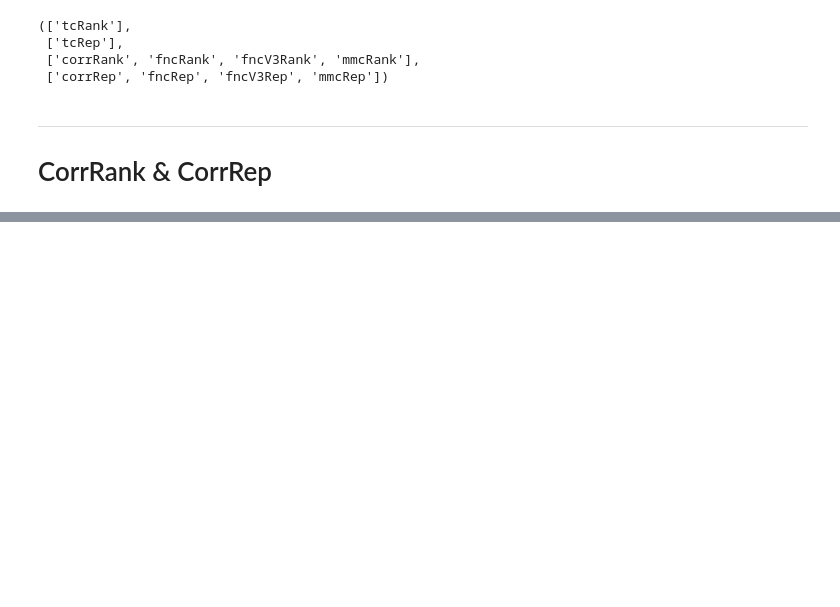
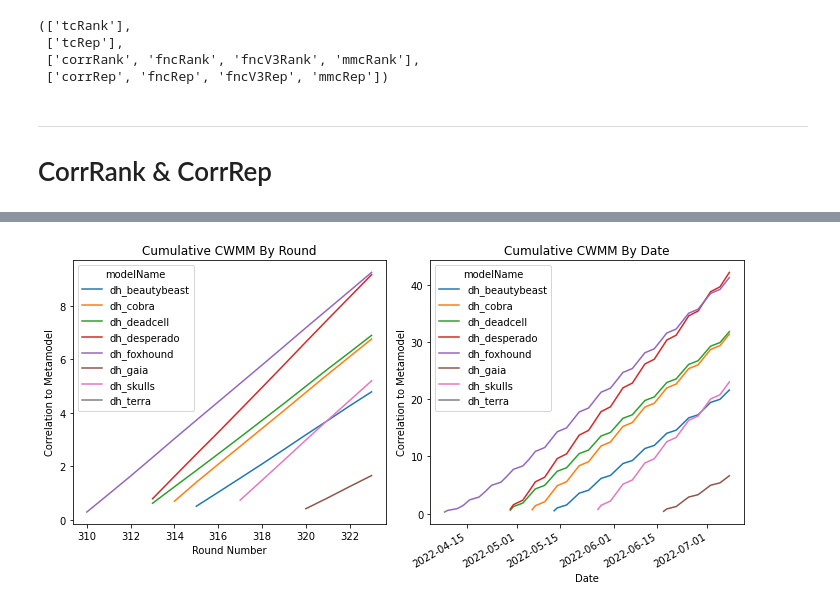
Before and after one commit to hiydavid/numerai-models, a Jupyter notebook: _get_model_rankings.ipynb, the cells around one changed output, grey strips where cells are left out. Drawn from its saved outputs; the diff is of its cells as text; code cells hidden in the pictures; blank space fills up the shorter version.

```diff
--- a/_get_model_rankings.ipynb
+++ b/_get_model_rankings.ipynb
@@ -142,0 +209,20 @@ plt.show()
+# %%
+# get mean cwmm by round
+avg_cwmm_by_era = get_model_performance_aggregated(score="correlationWithMetamodel", by="roundNumber")
+avg_cwmm_by_date = get_model_performance_aggregated(score="correlationWithMetamodel", by="date")
+
+# plot
+fig, axes = plt.subplots(nrows=1, ncols=2, figsize=(10, 5))
+avg_cwmm_by_era.loc[AFTER_ERA:].cumsum().plot(ax=axes[0])
+avg_cwmm_by_date.loc[AFTER_DATE:].cumsum().plot(ax=axes[1])
+axes[0].set_title("Cumulative CWMM By Round")
+axes[0].set_xlabel("Round Number")
+axes[0].set_ylabel("Correlation to Metamodel")
+axes[1].set_title("Cumulative CWMM By Date")
+axes[1].set_xlabel("Date")
+axes[1].set_ylabel("Correlation to Metamodel")
+plt.tight_layout()
+plt.savefig('plots/ModelCWMMPlots.png', facecolor='w')
+plt.show()
+# %% [output]
+[figure, added]
```
Also changed, not shown: parts of 22 cells of this notebook, 7 other files.
